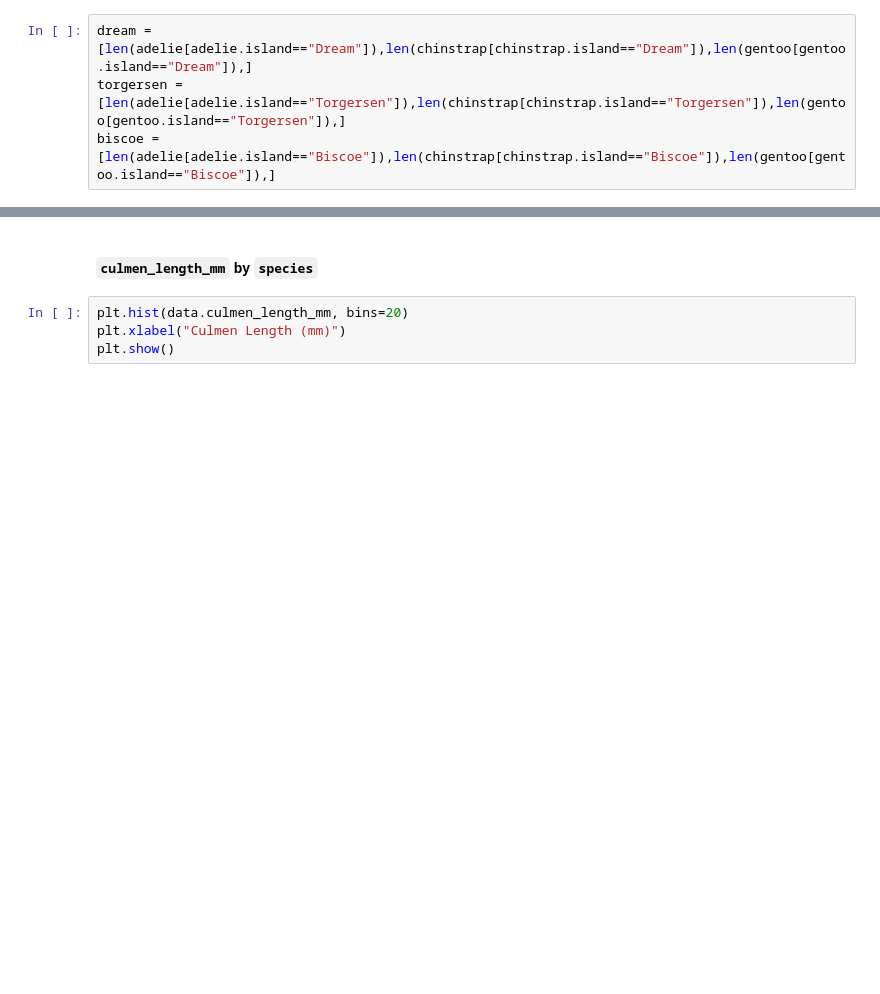
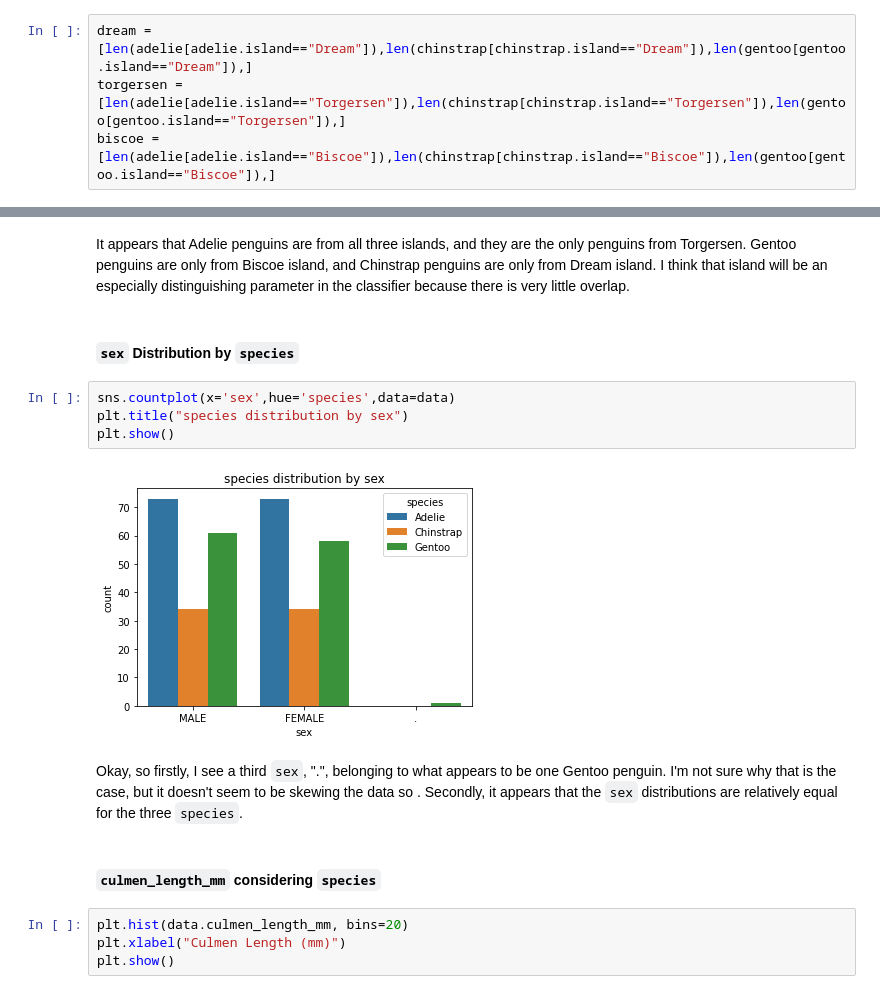
Before and after one commit to michaelhlavaty981/CSC630-Machine-Learning, a Jupyter notebook: Palmer_Penguins.ipynb, the cells around one changed output, grey strips where cells are left out. Saved outputs shown, nothing was run; the diff lists cells and outputs as text; blank space fills up the shorter version.

```diff
--- a/Palmer_Penguins.ipynb
+++ b/Palmer_Penguins.ipynb
@@ -117,5 +125,17 @@ biscoe = [len(adelie[adelie.island=="Biscoe"]),len(chinstrap[chinstrap.island=="
+# %% [markdown]
+It appears that Adelie penguins are from all three islands, and they are the only penguins from Torgersen. Gentoo penguins are only from Biscoe island, and Chinstrap penguins are only from Dream island. I think that island will be an especially distinguishing parameter in the classifier because there is very little overlap.
+# %% [markdown]
+#### `sex` Distribution by `species`
+# %%
+sns.countplot(x='sex',hue='species',data=data)
+plt.title("species distribution by sex")
+plt.show()
+# %% [output]
+[figure, added]
+# %% [markdown]
+Okay, so firstly, I see a third `sex`, ".", belonging to what appears to be one Gentoo penguin. I'm not sure why that is the case, but it doesn't seem to be skewing the data so . Secondly, it appears that the `sex` distributions are relatively equal for the three `species`.
 # %% [markdown]
-#### `culmen_length_mm` by `species`
+#### `culmen_length_mm` considering `species`
 # %%
 plt.hist(data.culmen_length_mm, bins=20)
 plt.xlabel("Culmen Length (mm)")
```
Also changed, not shown: parts of 5 cells of this notebook.
